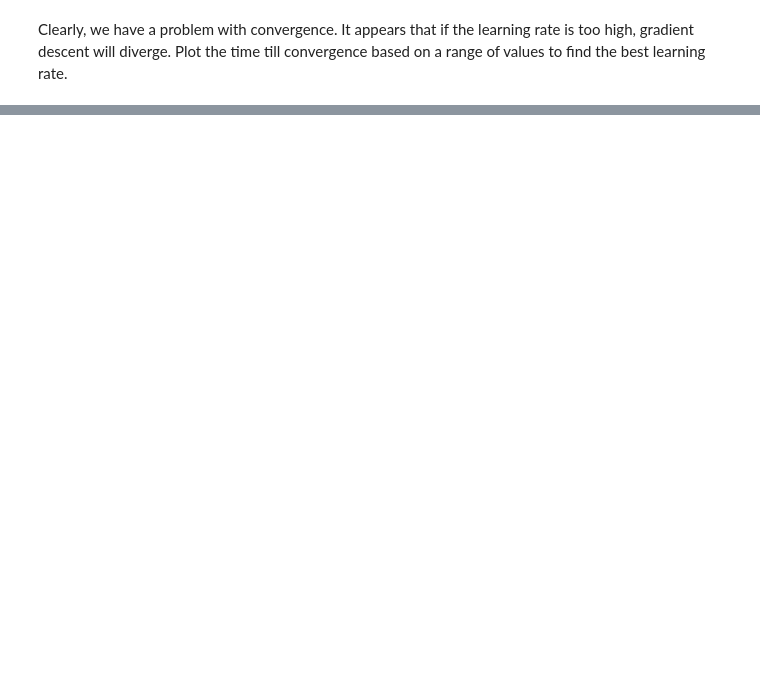
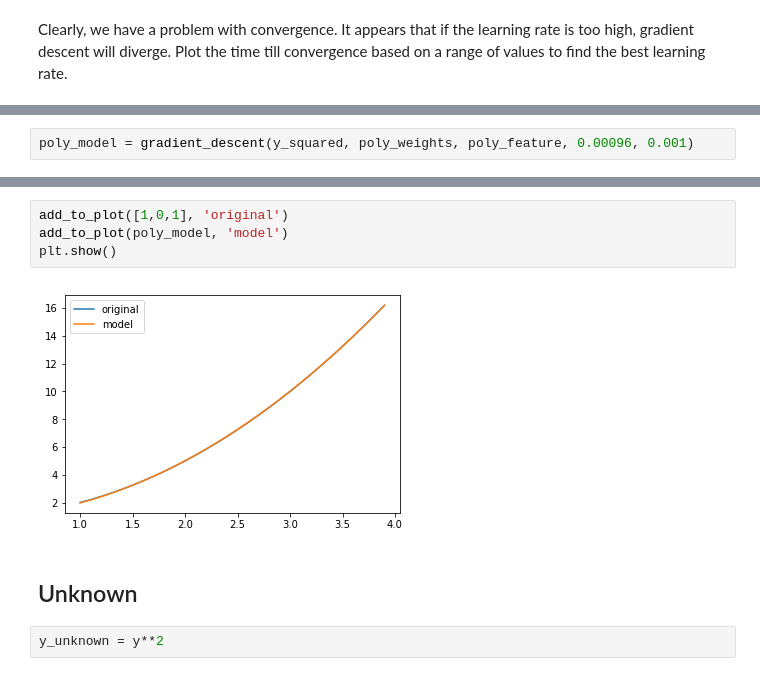
Before and after one commit to grantcooksey/mlcoursera, a Jupyter notebook: regression/Step+Size.ipynb, the cells around one changed output, grey strips where cells are left out. Drawn from its saved outputs; the diff is of its cells as text; blank space fills up the shorter version.

```diff
--- a/regression/Step+Size.ipynb
+++ b/regression/Step+Size.ipynb
@@ -92,0 +150,2 @@ pd.Series(y_iteration, index=x_step).idxmin()
+# %%
+poly_model = gradient_descent(y_squared, poly_weights, poly_feature, 0.00096, 0.001)
@@ -92,0 +156,10 @@ pd.Series(y_iteration, index=x_step).idxmin()
+# %%
+add_to_plot([1,0,1], 'original')
+add_to_plot(poly_model, 'model')
+plt.show()
+# %% [output]
+[figure, added]
+# %% [markdown]
+## Unknown
+# %%
+y_unknown = y**2
```
Also changed, not shown: parts of 30 cells of this notebook.
